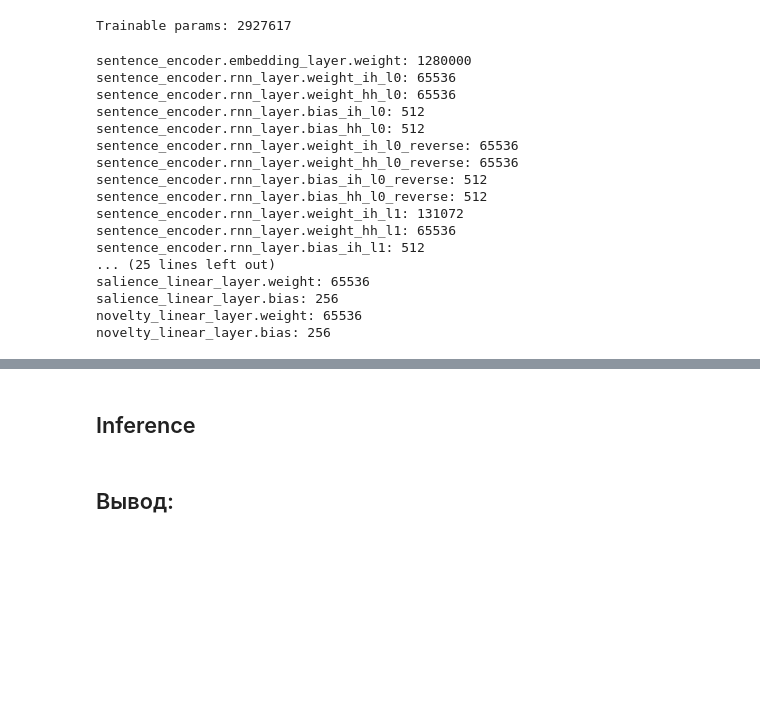
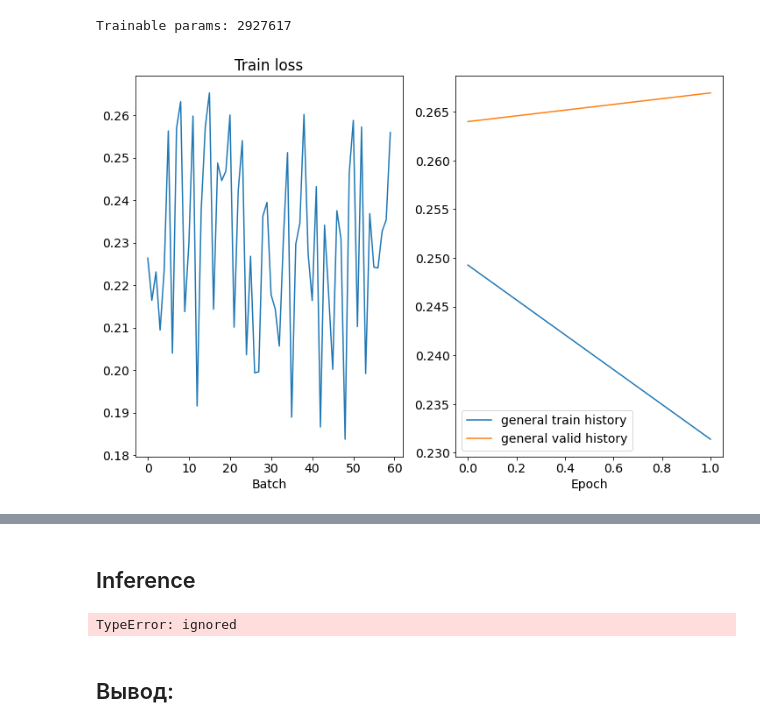
Before and after one commit to iptkachev/dls_part2, a Jupyter notebook: summarization/[homework]summarization.ipynb, the cells around one changed output, grey strips where cells are left out. Saved outputs shown, nothing was run; the diff lists cells and outputs as text; code cells hidden in the pictures; blank space fills up the shorter version.

Commit message:
done model

```diff
--- a/summarization/[homework]summarization.ipynb
+++ b/summarization/[homework]summarization.ipynb
@@ -403,12 +403,12 @@ class SentenceTaggerRNN(nn.Module):
 
         # at every step add novelty to prediction of the sentence
         predictions = content + salience
+        novelty = torch.zeros((batch_size, sentences_count)).to(device)
 
         if self.use_novelty:
             # 0) initialize summary_representation and novelty by zeros
-            probabilities = torch.zeros((batch_size, sentences_count))
-            summary_representation = torch.zeros(outputs.shape)
-            novelty = torch.zeros(outputs.shape)
+            probabilities = torch.zeros((batch_size, sentences_count)).to(device)
+            summary_representation = torch.zeros(outputs.shape).to(device)
             for sentence_num in range(sentences_count):
                 # 1) take sentence_num_state from outputs(representation of the sentence with number sentence_num)
                 # 2) calculate novelty for current sentence
@@ -416,13 +416,16 @@ class SentenceTaggerRNN(nn.Module):
                 # 4) calculcate probability for current sentence
                 # 5) add sentence_num_state with the weight which is equal to probability to summary_representation
                 # novelty = h^T(j) * Wr * tanh(sj)
-                # sj = sum(h(i)*P(i))
-                summary_representation[:, sentence_num, :] = (outputs[:, :sentence_num, :] * probabilities[:, :sentence_num]).sum(dim=1)
-                h_sentence = outputs[:, sentence_num, :]
-                novelty[:, sentence_num, :] = self.novelty_linear_layer(h_sentence.T) @ torch.tanh(summary_representation[:, sentence_num, :])
-                probabilities[:, sentence_num] = torch.sigmoid(predictions + novelty)
+                # sj = sum(h(i)*P(i)) i=(1,j-1)
+                h_sentence = outputs[:, [sentence_num], :]
+                tmp = self.novelty_linear_layer(torch.tanh(summary_representation[:, sentence_num, :])).unsqueeze(2)
+                novelty[:, sentence_num] = torch.bmm(h_sentence, tmp).squeeze(2).squeeze(1)
+                probabilities[:, sentence_num] = torch.sigmoid(predictions[:, sentence_num].clone() + novelty[:, sentence_num].clone())
+                summary_representation[:, sentence_num, :] = (outputs[:, :sentence_num + 1, :].clone() * probabilities[:, :sentence_num + 1].unsqueeze(2).clone()).sum(dim=1)
 
-        return predictions + novelty
+        result = predictions - novelty
+        result = torch.cat([result.unsqueeze(1), -result.unsqueeze(1)], dim=1) # for cross entropy loss
+        return result
 # %% [markdown]
 ## Model
 $P\left(y_{j} = 1 \mid \mathbf{h}_{j}, \mathbf{s}_{j}, \mathbf{d}\right)=\sigma\left(W_{c} \mathbf{h}_{j} + \mathbf{h}_{j}^{T} W_{s} \mathbf{d}\right)$
@@ -435,24 +572,3 @@ params_count = np.sum([p.numel() for p in model.parameters() if p.requires_grad]
 print("Trainable params: {}".format(params_count))
 # %% [output]
 Trainable params: 2927617
-# %%
-for name, param in model.named_parameters():
-    print(f"{name}: {param.numel()}")
-# %% [output]
-sentence_encoder.embedding_layer.weight: 1280000
-sentence_encoder.rnn_layer.weight_ih_l0: 65536
-sentence_encoder.rnn_layer.weight_hh_l0: 65536
-sentence_encoder.rnn_layer.bias_ih_l0: 512
-sentence_encoder.rnn_layer.bias_hh_l0: 512
-sentence_encoder.rnn_layer.weight_ih_l0_reverse: 65536
-sentence_encoder.rnn_layer.weight_hh_l0_reverse: 65536
-sentence_encoder.rnn_layer.bias_ih_l0_reverse: 512
-sentence_encoder.rnn_layer.bias_hh_l0_reverse: 512
-sentence_encoder.rnn_layer.weight_ih_l1: 131072
-sentence_encoder.rnn_layer.weight_hh_l1: 65536
-sentence_encoder.rnn_layer.bias_ih_l1: 512
-... (25 lines left out)
-salience_linear_layer.weight: 65536
-salience_linear_layer.bias: 256
-novelty_linear_layer.weight: 65536
-novelty_linear_layer.bias: 256
@@ -593,15 +575,25 @@ def postprocess(ref, hyp, is_multiple_ref=False, detokenize_after=False, tokeniz
 # %%
 N_EPOCHS = 3
 CLIP = 1
 
-def train(use_class_weights, N_EPOCHS, CLIP, lr=1e-3):
+def start_train(use_class_weights, N_EPOCHS, CLIP, lr=1e-3):
     optimizer = optim.Adam(model.parameters(), lr)
     if use_class_weights:
         # weights depend on the number of objects of class 0 and 1
-        # YOUR CODE
-        criterion = nn.CrossEntropyLoss(weight=weights)
+        weights = {0: 0, 1: 0}
+        for batch in train_iterator:
+          counts = torch.unique(batch['outputs'], return_counts=True)
+          batch_dict = dict(zip(counts[0].cpu().numpy(), counts[1].cpu().numpy()))
+          weights[0] += batch_dict[0]
+          weights[1] += batch_dict[1]
+        total = weights[1] + weights[0]
+        # check order
+        weights = torch.from_numpy(np.array([weights[1], weights[0]]))
+        criterion = nn.CrossEntropyLoss(ignore_index=train_iterator.pad_index, weight=weights)
     else:
-        criterion = nn.CrossEntropyLoss()
+        criterion = nn.CrossEntropyLoss(ignore_index=train_iterator.pad_index)
     train_with_logs(model, train_iterator, val_iterator, optimizer, criterion, N_EPOCHS, CLIP)
 
-train(True, N_EPOCHS, CLIP)
+start_train(False, N_EPOCHS, CLIP)
+# %% [output]
+[figure, added]
@@ -611,8 +603,6 @@ while True:
 # %% [markdown]
 ## Inference
 # %%
-from train_model import punct_detokenize, postprocess
-
 def inference_summarunner(model, iterator, top_k=3):
 
     references = []
@@ -638,5 +628,7 @@ def inference_summarunner(model, iterator, top_k=3):
 
 model.load_state_dict(torch.load('best-val-model.pt'))
 inference_summarunner(model, test_iterator, 3)
+# %% [output]
+TypeError: ignored
 # %% [markdown]
 ## Вывод:
```
Also changed, not shown: parts of 5 cells of this notebook.
